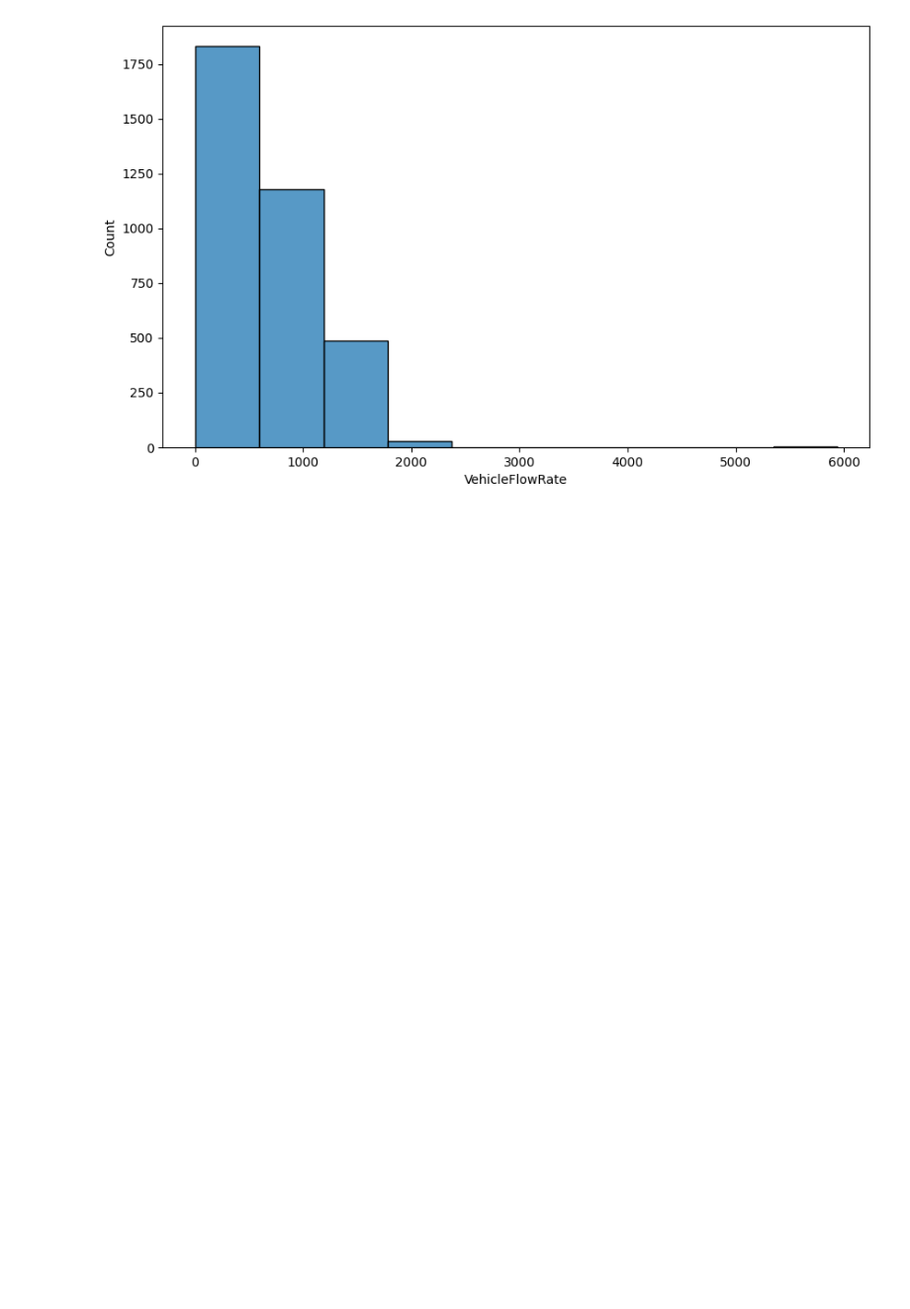
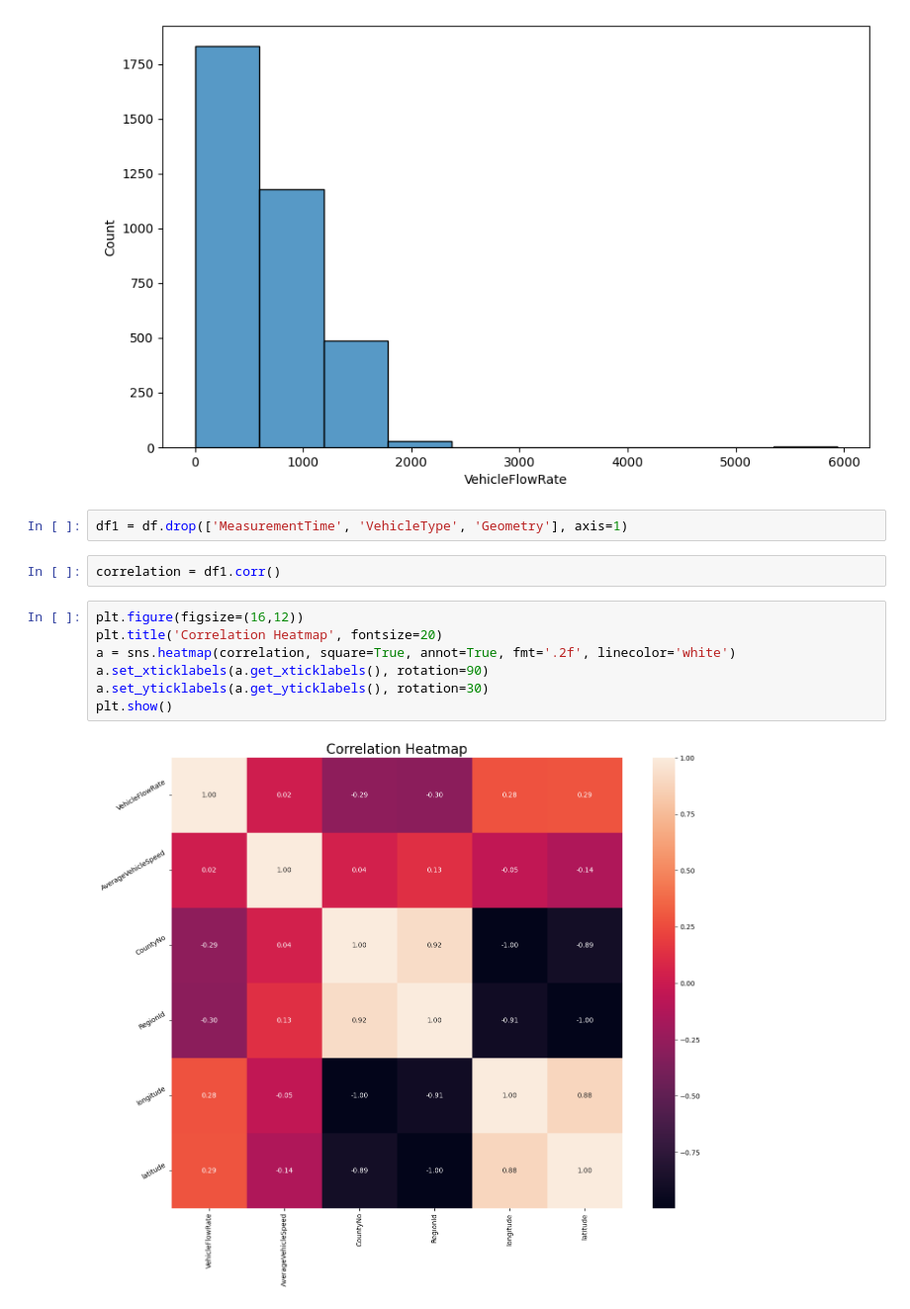
Before and after one commit to Magesh-Babu/Electrification_of_Swedish_Cars, a Jupyter notebook: exploratory_analysis.ipynb, the cells around one changed output. Shown: that part at 99% size. Cells and saved outputs as stored; diff of their text form; blank space fills up the shorter version.

```diff
--- a/exploratory_analysis.ipynb
+++ b/exploratory_analysis.ipynb
@@ -124,3 +167,16 @@ ax = sns.histplot(x, kde=False, bins=10, ax=ax)
 plt.show()
 # %% [output]
 [figure]
+# %%
+df1 = df.drop(['MeasurementTime', 'VehicleType', 'Geometry'], axis=1)
+# %%
+correlation = df1.corr()
+# %%
+plt.figure(figsize=(16,12))
+plt.title('Correlation Heatmap', fontsize=20)
+a = sns.heatmap(correlation, square=True, annot=True, fmt='.2f', linecolor='white')
+a.set_xticklabels(a.get_xticklabels(), rotation=90)
+a.set_yticklabels(a.get_yticklabels(), rotation=30)
+plt.show()
+# %% [output]
+[figure, added]
```
Also changed, not shown: parts of 5 cells of this notebook, 5 other files.
